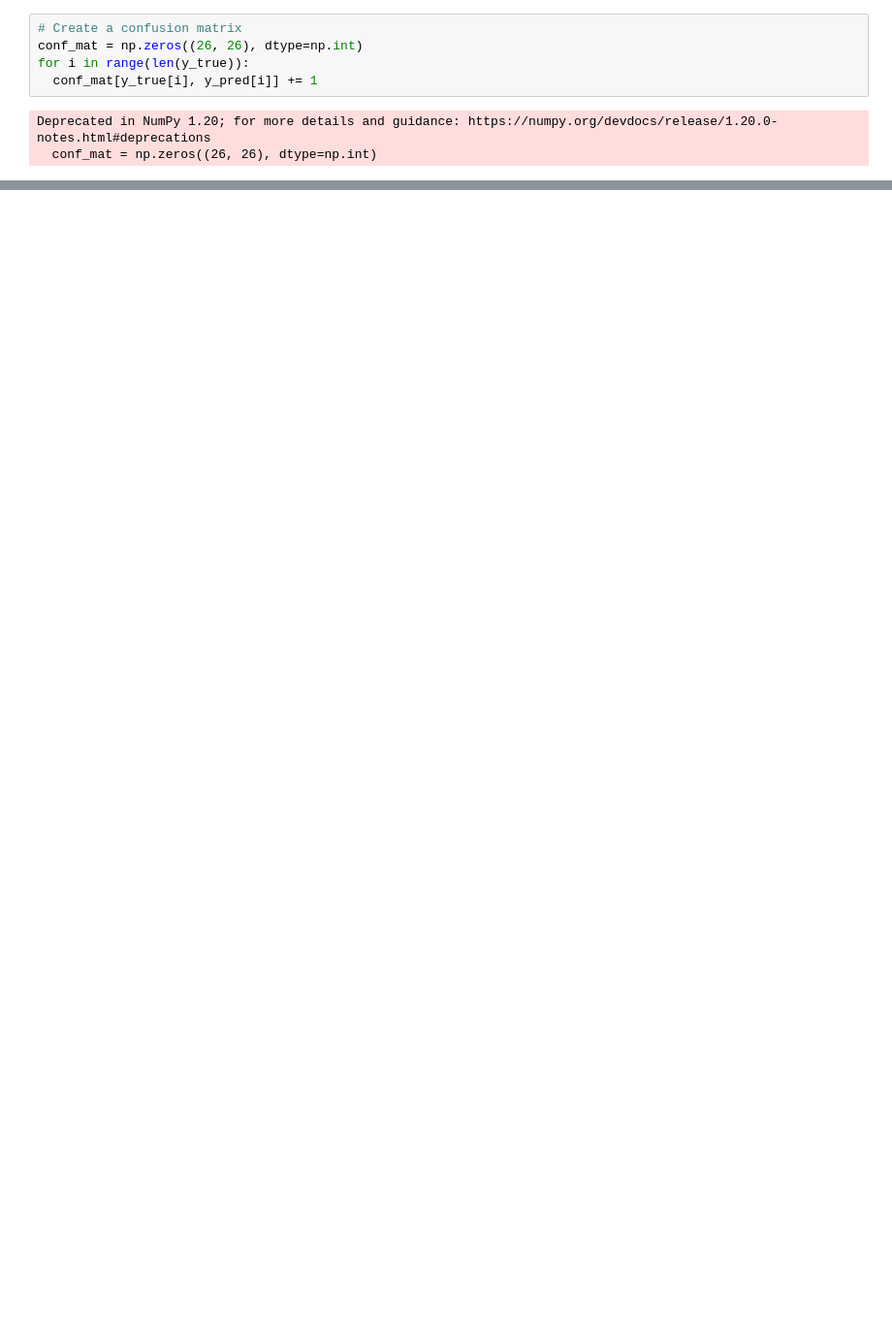
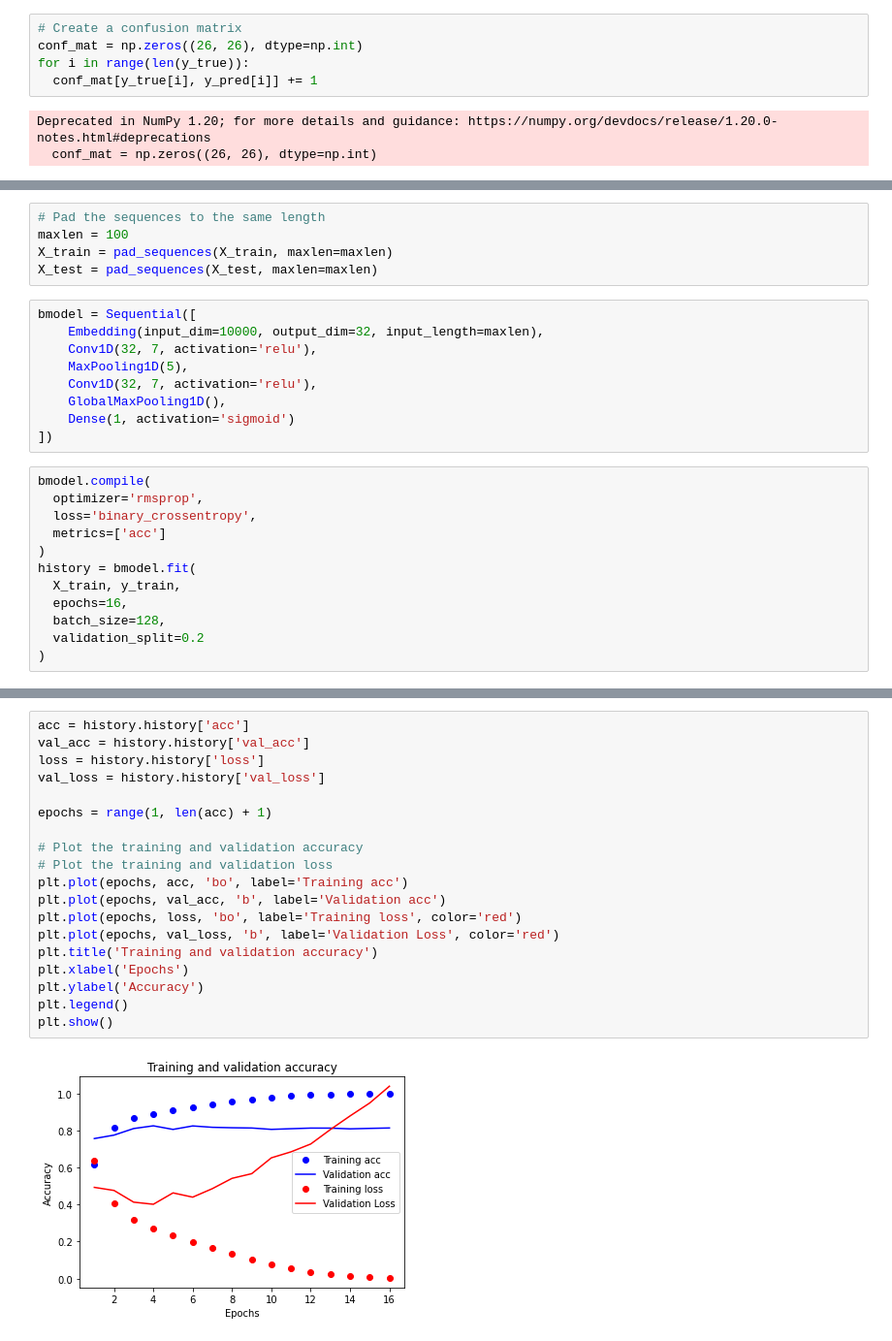
Before and after one commit to ShivaShirsath/dl, a Jupyter notebook: char.ipynb, the cells around one changed output, grey strips where cells are left out. Shown: that part at 97% size. Cells and saved outputs as stored; diff of their text form; blank space fills up the shorter version.

```diff
--- a/char.ipynb
+++ b/char.ipynb
@@ -118,0 +125,26 @@ plt.show()
+# %%
+# Pad the sequences to the same length
+maxlen = 100
+X_train = pad_sequences(X_train, maxlen=maxlen)
+X_test = pad_sequences(X_test, maxlen=maxlen)
+# %%
+bmodel = Sequential([
+    Embedding(input_dim=10000, output_dim=32, input_length=maxlen),
+    Conv1D(32, 7, activation='relu'),
+    MaxPooling1D(5),
+    Conv1D(32, 7, activation='relu'),
+    GlobalMaxPooling1D(),
+    Dense(1, activation='sigmoid')
+])
+# %%
+bmodel.compile(
+  optimizer='rmsprop',
+  loss='binary_crossentropy',
+  metrics=['acc']
+)
+history = bmodel.fit(
+  X_train, y_train,
+  epochs=16,
+  batch_size=128,
+  validation_split=0.2
+)
@@ -118,0 +177,21 @@ plt.show()
+# %%
+acc = history.history['acc']
+val_acc = history.history['val_acc']
+loss = history.history['loss']
+val_loss = history.history['val_loss']
+
+epochs = range(1, len(acc) + 1)
+
+# Plot the training and validation accuracy
+# Plot the training and validation loss
+plt.plot(epochs, acc, 'bo', label='Training acc')
+plt.plot(epochs, val_acc, 'b', label='Validation acc')
+plt.plot(epochs, loss, 'bo', label='Training loss', color='red')
+plt.plot(epochs, val_loss, 'b', label='Validation Loss', color='red')
+plt.title('Training and validation accuracy')
+plt.xlabel('Epochs')
+plt.ylabel('Accuracy')
+plt.legend()
+plt.show()
+# %% [output]
+[figure, added]
```
Also changed, not shown: parts of 14 cells of this notebook.
